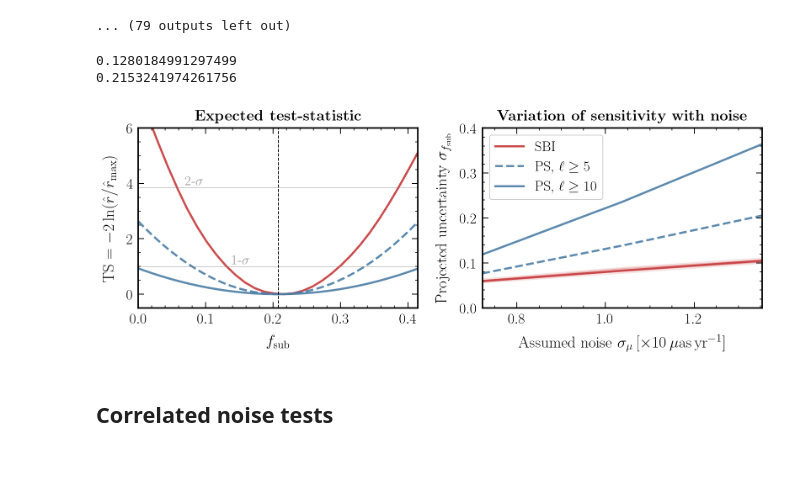
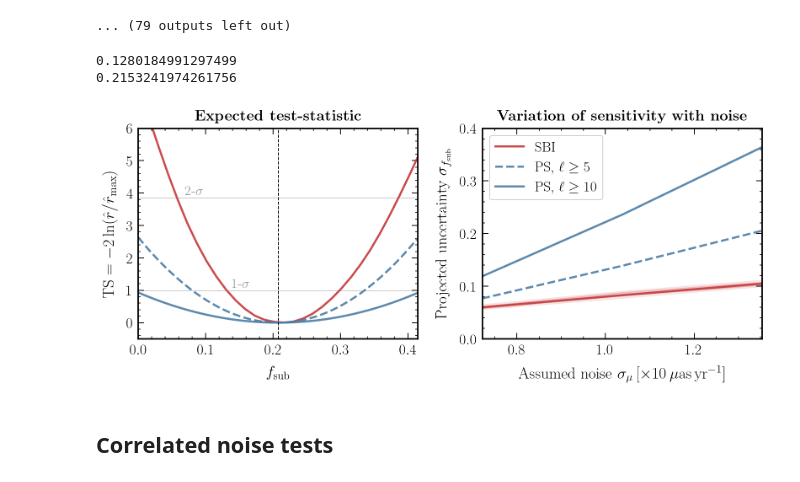
Before and after one commit to smsharma/neural-global-astrometry, a Jupyter notebook: notebooks/01_cdm.ipynb, the cells around one changed output. Drawn from its saved outputs; the diff is of its cells as text; code cells hidden in the pictures.

```diff
--- a/notebooks/01_cdm.ipynb
+++ b/notebooks/01_cdm.ipynb
@@ -547,7 +547,7 @@ run_id_list = ['303ceae8593c4ab78a573e1a3b1d83b1', '1936d60ac8f945b4b6873c96a494
 
 perc = (f_sub_fid / 150 / 2) * np.array([np.nanpercentile(lims_ary[i], q=[2.5, 16, 50, 84, 97.5]) for i in range(len(run_id_list))])
 
-fig, ax = plt.subplots(1, 2, figsize=(11.2, 4.3))
+fig, ax = plt.subplots(1, 2, figsize=(11.2, 4.8))
 
 
 ax[1].plot(np.array(sigma_list) * 10 * np.sqrt(N_q_pix), perc[:, 2], label="SBI", color=cols_default[0])
@@ -620,35 +620,35 @@ for i_l, l_min in enumerate([5, 10]):
 
     x_arr=np.linspace(0, 2)
     LL_ary = norm.logpdf(x_arr, fDM_base, sigma)
     ax[0].plot(f_sub_fid * x_arr, -2 * (LL_ary - np.max(LL_ary)), label=r"PS, $\ell \geq {}$".format(l_min), ls=ls_list[i_l], color=cols_default[1])
 
     print(fshr.pars_vary[0].sigma * f_sub_fid)
 
 ax[0].axhline(chi2.isf(1 - .95, 1), color='grey', alpha=0.4, lw=1)
 ax[0].text(f_sub_fid / 3, chi2.isf(1 - .95, 1) + 0.1, r"2-$\sigma$",  color='grey', alpha=0.8, fontsize=16)
 
 ax[0].axhline(chi2.isf(1 - .68, 1), color='grey', alpha=0.4, lw=1)
 ax[0].text(f_sub_fid / (3 / 2), chi2.isf(1 - .68, 1) + 0.1, r"1-$\sigma$",  color='grey', alpha=0.8, fontsize=16)
 
 ax[0].axvline(f_sub_fid, color='k', lw=1, ls='--')
 
 ax[0].set_ylim(-0.5, 6)
 ax[0].set_xlim(0.0, 0.415)
 
 # ax[0].legend(loc='upper right', frameon=True, framealpha=0.95)
 
 ax[0].set_xlabel(r"$f_\mathrm{sub}$")
 ax[0].set_ylabel(r"$\mathrm{TS}  = -2 \ln  (\hat r / \hat r_\mathrm{max}) $")
 
 ax[0].set_title(r"\bf{Expected test-statistic}", y=1.008)
 
 fig.subplots_adjust(wspace=6.)
 plt.tight_layout()
-plt.savefig("../paper/ml4ps/figures/results.pdf")
+plt.savefig("../paper/arXiv-v1/figures/results.pdf")
 # %% [output]
 0.1280184991297499
 0.2153241974261756
-[figure, old version]
+[figure, new version]
 # %% [markdown]
 ## Correlated noise tests
 # %%
```
Also changed, not shown: parts of 5 cells of this notebook, 36 other files.
